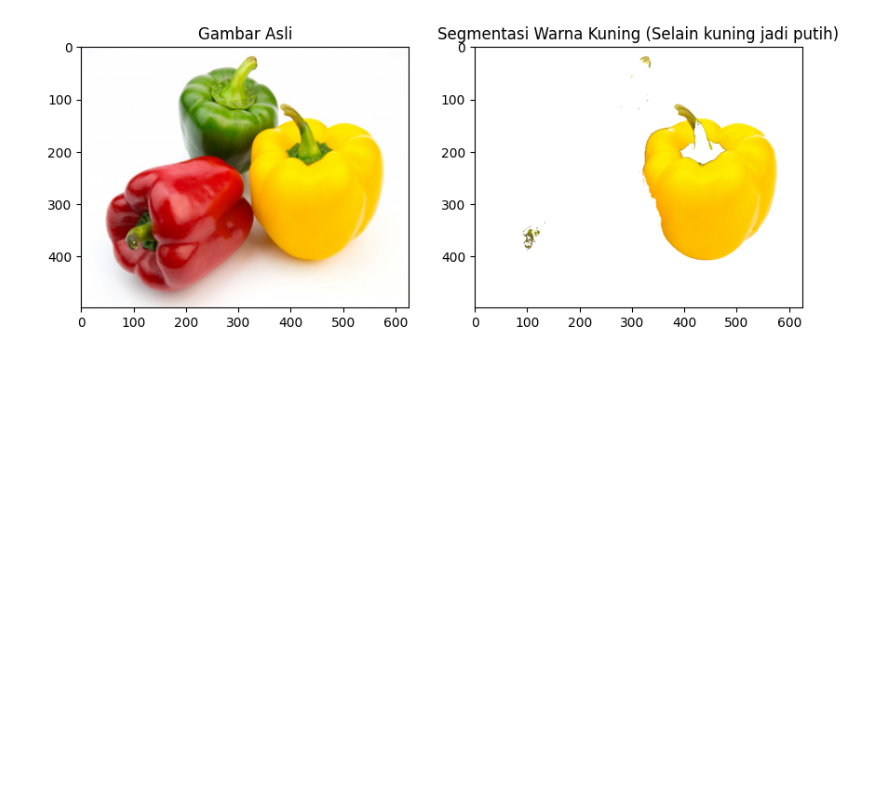
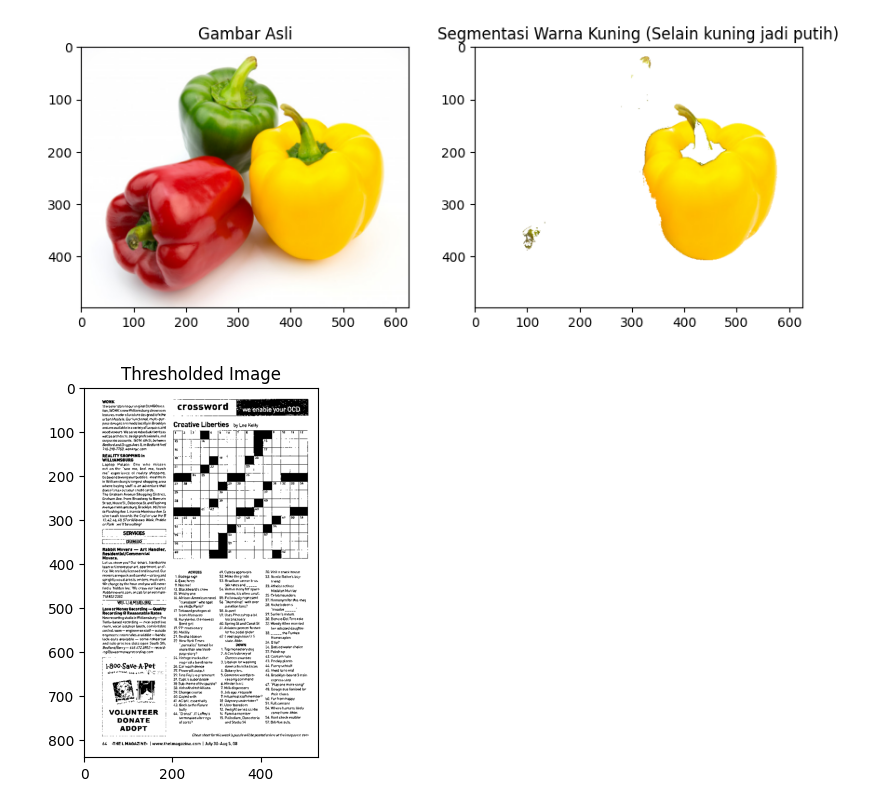
Before and after one commit to ashdiqqi/PCVK_Ganjil_2024, a Jupyter notebook: Week10.ipynb, the cells around one changed output. Drawn from its saved outputs; the diff is of its cells as text; code cells hidden in the pictures; blank space fills up the shorter version.

```diff
--- a/Week10.ipynb
+++ b/Week10.ipynb
@@ -228,3 +228,23 @@ plt.axis('on')
 plt.show()
 # %% [output]
 [figure]
+# %%
+import cv2
+import numpy as np
+import matplotlib.pyplot as plt
+
+# Baca gambar
+img_c = cv2.imread('/content/drive/MyDrive/Assets/crossword.jpg')
+
+# Konversi gambar ke grayscale untuk thresholding
+img_gray = cv2.cvtColor(img_c, cv2.COLOR_BGR2GRAY)
+
+# Terapkan threshold
+ret, thresh = cv2.threshold(img_gray, 145, 255, cv2.THRESH_BINARY)
+
+# Tampilkan hasilnya menggunakan matplotlib
+plt.imshow(thresh, cmap='gray')
+plt.title('Thresholded Image')
+plt.show()
+# %% [output]
+[figure, added]
```
